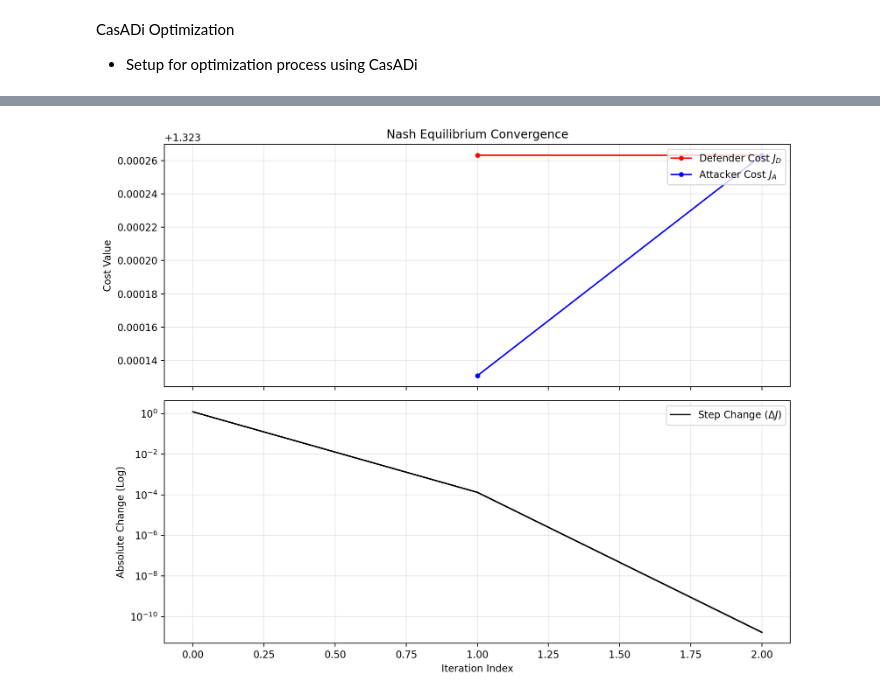
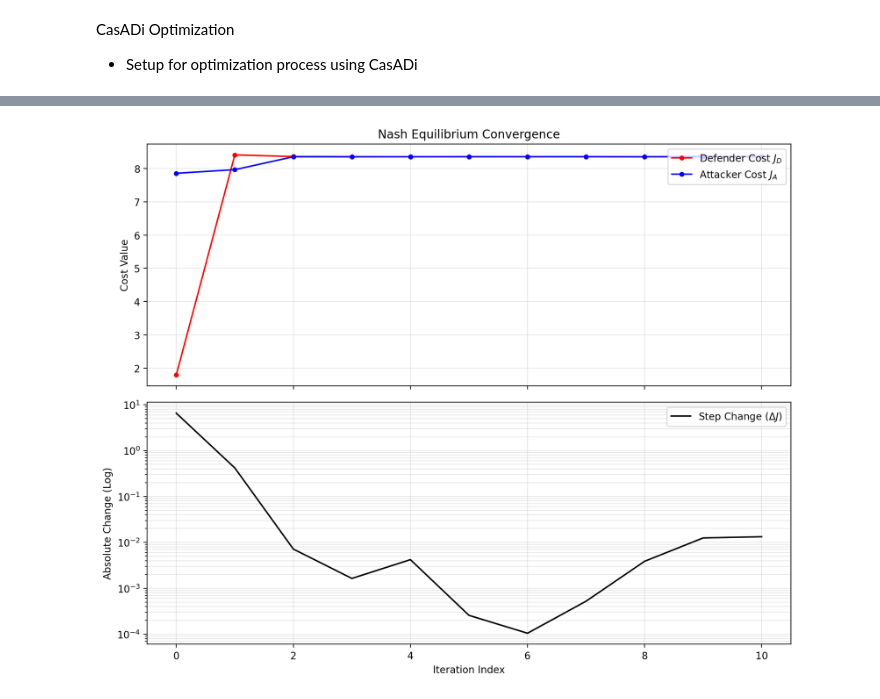
Before and after one commit to jeffersonkim97/Defender_Strategy, a Jupyter notebook: script/attacker_defender_game_iterative.ipynb, the cells around one changed output, grey strips where cells are left out. Drawn from its saved outputs; the diff is of its cells as text; code cells hidden in the pictures.

```diff
--- a/script/attacker_defender_game_iterative.ipynb
+++ b/script/attacker_defender_game_iterative.ipynb
@@ -117,7 +105,7 @@ visualize_map_at_time(map_in, cam_dict, t=0, sensor_alpha=0.5)
 # %%
 # Setup for Attacker Strategy: STP-RRT*
-x0 = [0, 50, 0]
-xf = [100, 100, 360]
+x0 = [0, 0, 0]
+xf = [150, 150, 360]
 vmax = 10
 
 stp_rrt_setup = {}
@@ -1022,7 +1011,7 @@ for attacker_defender_iter in range(max_iters):
             equilibrium_type = 'Constrained Local Nash'
             print('Praise the Omnissiah. Convergence has achieved!')
             break
-    elif attacker_defender_iter >= 20:
+    elif attacker_defender_iter >= 10:
         print('Magos, we have reached for maximum iteration.')
         break
     else:
@@ -1031,10 +1020,18 @@ for attacker_defender_iter in range(max_iters):
         print('Cost difference: '+str(cost_diff))
         prev_total_cost = current_total_cost
 
+    # if attacker_defender_iter < 13:
+    #     print('Magos, the machine spirit has failed')
+    #     print('Sensor shift: '+str(sensor_shift))
+    #     print('Cost difference: '+str(cost_diff))
+    #     prev_total_cost = current_total_cost
+    # else:
+    #     break
+
     # if sensor_shift <1e-3 and cost_diff < tol_cost and min_eig_A > -1e-5 and min_eig_S > -1e-5:
     #     print('Praise the Omnissiah. Convergence has achieved!')
     #     break
-    # else:
+    # else:not
     #     print('Magos, the machine spirit has failed')
     #     print(f'Sensor shift: {sensor_shift: .7f}')
     #     print(f'Cost difference: {cost_diff: .7f}')
@@ -1120,29 +1115,33 @@ if do_we_save_this:
 # %%
 fig, (ax1, ax2) = plt.subplots(2, 1, figsize=(10, 8), dpi=200, sharex=True)
 
 # --- Top Plot: Raw Costs ---
-ax1.plot(iteration[1:], defender_cost_history[1:], '-o', color='red', label=r'Defender Cost $J_D$', markersize=4)
-ax1.plot(iteration[1:], attacker_cost_history[1:], '-o', color='blue', label=r'Attacker Cost $J_A$', markersize=4)
+# ax1.plot(iteration[1:], defender_cost_history[1:], '-o', color='red', label=r'Defender Cost $J_D$', markersize=4)
+# ax1.plot(iteration[1:], attacker_cost_history[1:], '-o', color='blue', label=r'Attacker Cost $J_A$', markersize=4)
+attacker_cost_history_copy = attacker_cost_history.copy()
+attacker_cost_history_copy[0] = 1+attacker_cost_history[0]
+ax1.plot(iteration, defender_cost_history, '-o', color='red', label=r'Defender Cost $J_D$', markersize=4)
+ax1.plot(iteration, attacker_cost_history_copy, '-o', color='blue', label=r'Attacker Cost $J_A$', markersize=4)
 ax1.set_ylabel('Cost Value')
 ax1.grid(True, which='both', alpha=0.3)
 ax1.legend(loc='upper right')
 ax1.set_title('Nash Equilibrium Convergence')
 
 # --- Bottom Plot: Convergence Delta (The "Gap") ---
 # Calculate the change between iterations
 # Use np.diff to see how much the cost is "settling"
 deltas = np.abs(np.diff(payoff_history))
 ax2.semilogy(iteration, deltas, '-k', label='Step Change ($\Delta J$)')
 ax2.set_ylabel('Absolute Change (Log)')
 ax2.set_xlabel('Iteration Index')
 ax2.grid(True, which='both', alpha=0.3)
 ax2.legend()
 
 plt.tight_layout()
 if do_we_save_this:
     fig.savefig('image/AD_Game/'+timestamp+'_Local_NE_Convergence.png', dpi=300, bbox_inches='tight')
 # %% [output]
-[figure, old version]
+[figure, new version]
 # %%
 plot_graph = True
 
```
Also changed, not shown: parts of 10 cells of this notebook, 38 other files.
